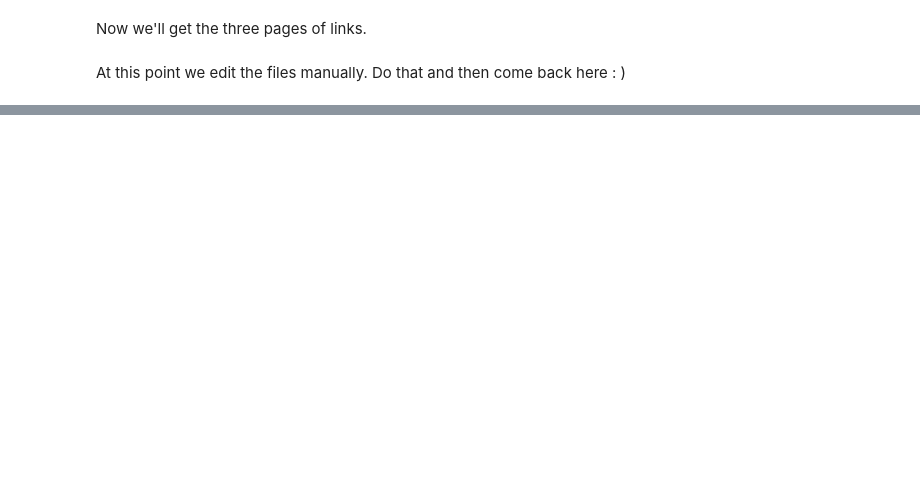
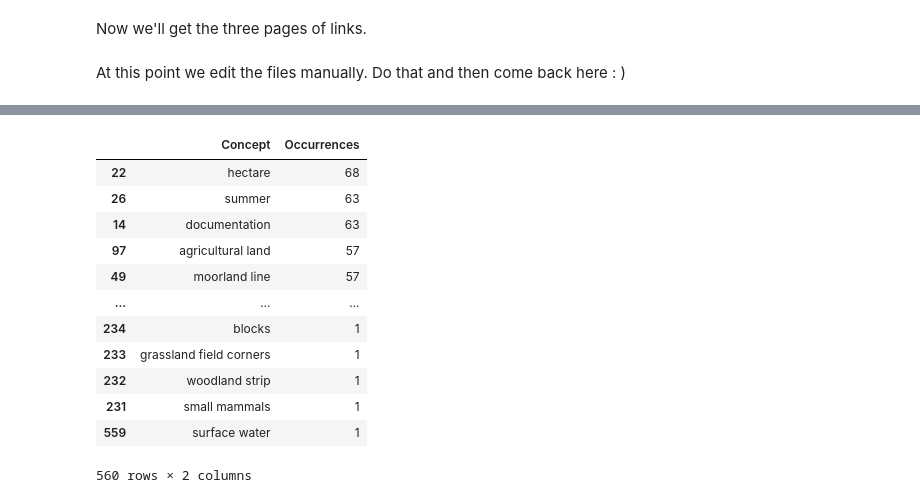
Before and after one commit to DEFRA/ffc-rps-scratchpad, a Jupyter notebook: src/python/action-scraper.ipynb, the cells around one changed output, grey strips where cells are left out. Drawn from its saved outputs; the diff is of its cells as text; code cells hidden in the pictures; blank space fills up the shorter version.

Commit message:
Tally occurrences of key concepts in actions

```diff
--- a/src/python/action-scraper.ipynb
+++ b/src/python/action-scraper.ipynb
@@ -80,0 +354,11 @@ Now we need to iterate the list of links and retrieve each page. We'll store the
+# %%
+# collect all the key concepts
+
+key_concepts = {}
+
+for code in codes_to_text.keys():
+    res = json.loads(open(f'output/results/{code}.json').read())
+    key_concepts[code] = res.get('Key Features and Concepts', [])
+# %%
+all_concepts = [kc.lower() for key, kcs in key_concepts.items() for kc in kcs]
+len(all_concepts)
@@ -80,0 +399,10 @@ Now we need to iterate the list of links and retrieve each page. We'll store the
+# %%
+# read back in the cleaned up list of concepts
+
+concepts = open('output/key_concepts.txt').readlines()
+concepts = [c.rstrip() for c in concepts]
+# %%
+# now we can recount
+trimmed_concepts = [c for c in all_concepts if c in concepts]
+new_counts = Counter(trimmed_concepts)
+new_counts
@@ -80,0 +427,21 @@ Now we need to iterate the list of links and retrieve each page. We'll store the
+# %%
+# let's get that into a spreadsheet for the spreadsheet likers
+
+import pandas
+
+df = pandas.DataFrame(new_counts.items(), columns=['Concept', 'Occurrences']).sort_values(by=['Occurrences'], ascending=False)
+df
+# %% [output]
+|  | Concept | Occurrences |
+| 22 | hectare | 68 |
+| 26 | summer | 63 |
+| 14 | documentation | 63 |
+| 97 | agricultural land | 57 |
+| 49 | moorland line | 57 |
+| ... | ... | ... |
+| 234 | blocks | 1 |
+| 233 | grassland field corners | 1 |
+| 232 | woodland strip | 1 |
+| 231 | small mammals | 1 |
+| 559 | surface water | 1 |
+560 rows × 2 columns
```
Also changed, not shown: parts of 30 cells of this notebook.
